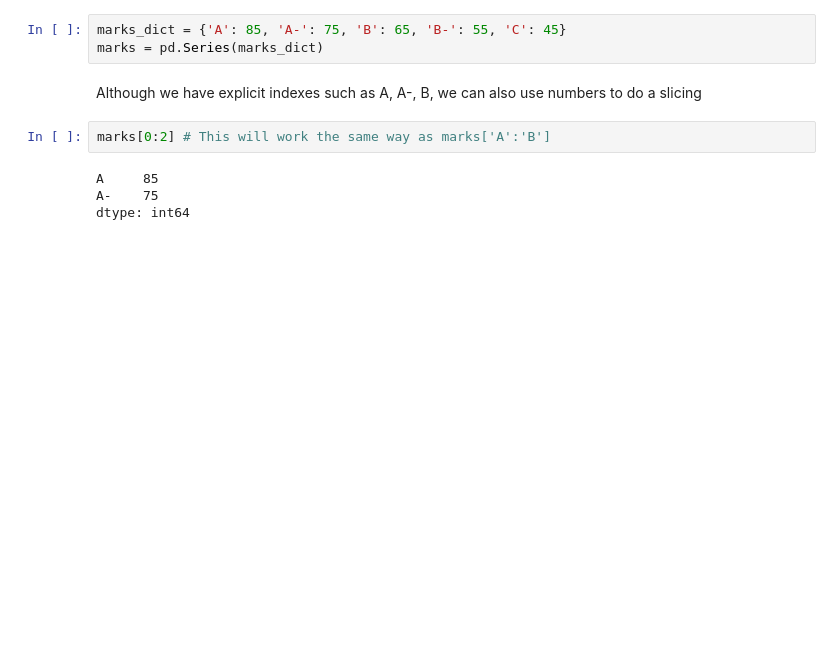
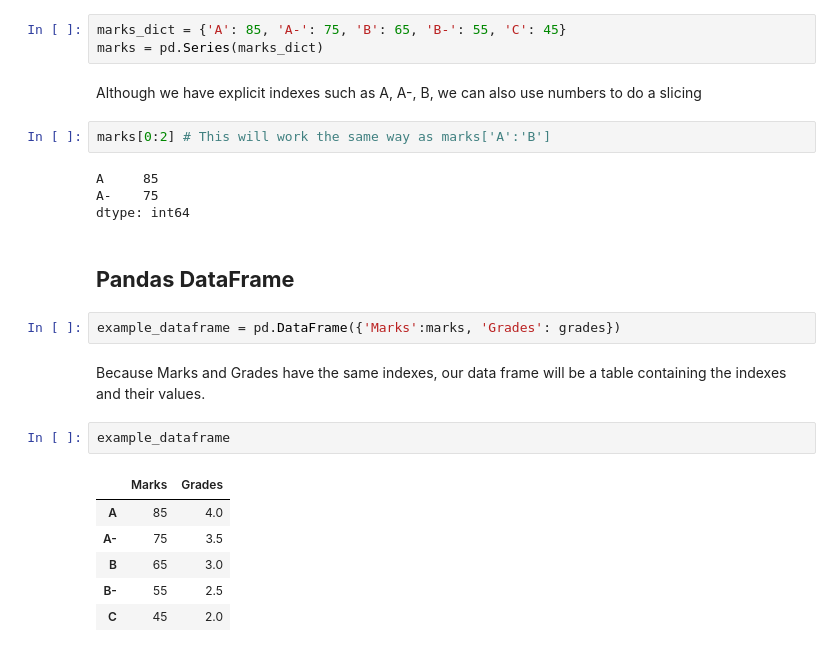
Before and after one commit to tarsojabbes/basics-data-analysis, a Jupyter notebook: IntroductionToPandas.ipynb, the cells around one changed output. Drawn from its saved outputs; the diff is of its cells as text; blank space fills up the shorter version.

```diff
--- a/IntroductionToPandas.ipynb
+++ b/IntroductionToPandas.ipynb
@@ -52,3 +50,18 @@ marks[0:2] # This will work the same way as marks['A':'B']
 A     85
 A-    75
 dtype: int64
+# %% [markdown]
+## **Pandas DataFrame**
+# %%
+example_dataframe = pd.DataFrame({'Marks':marks, 'Grades': grades})
+# %% [markdown]
+Because Marks and Grades have the same indexes, our data frame will be a table containing the indexes and their values.
+# %%
+example_dataframe
+# %% [output]
+|  | Marks | Grades |
+| A | 85 | 4.0 |
+| A- | 75 | 3.5 |
+| B | 65 | 3.0 |
+| B- | 55 | 2.5 |
+| C | 45 | 2.0 |
```
Also changed, not shown: parts of 22 cells of this notebook.
